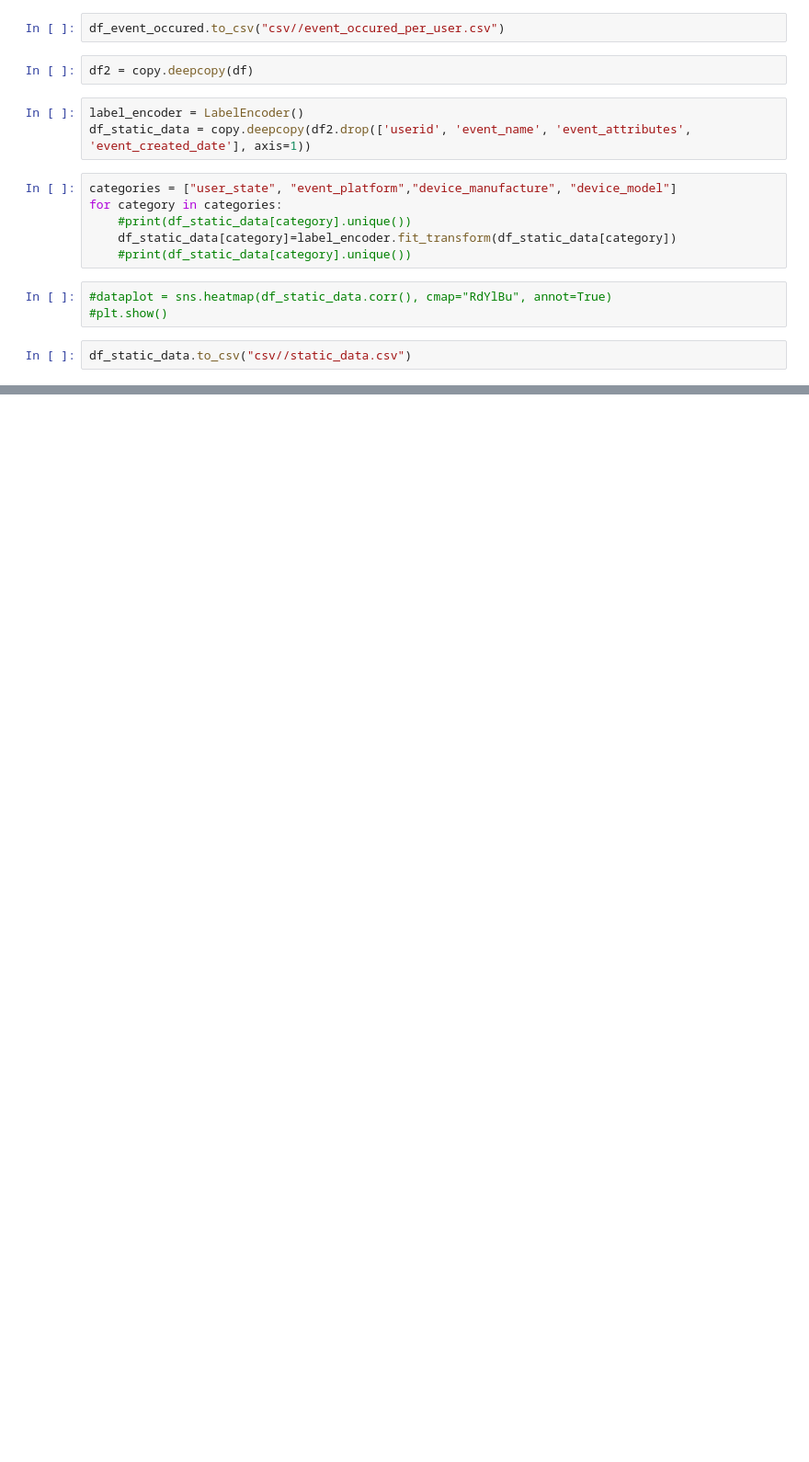
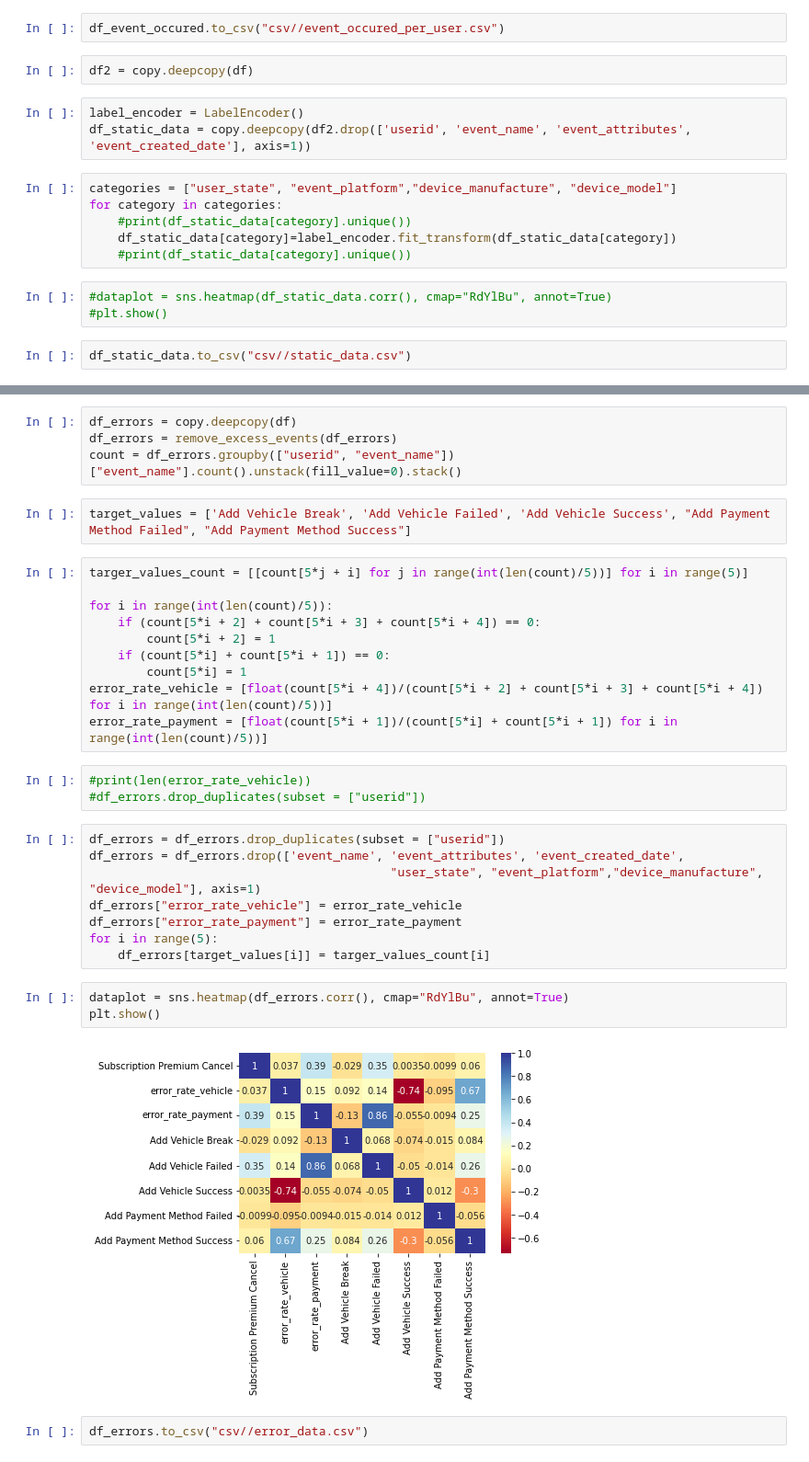
Before and after one commit to ZheZheDoshka/int20h_cryptomonks, a Jupyter notebook: preprocessing.ipynb, the cells around one changed output, grey strips where cells are left out. Shown at 92% size. Saved outputs shown, nothing was run; the diff lists cells and outputs as text; blank space fills up the shorter version.

```diff
--- a/preprocessing.ipynb
+++ b/preprocessing.ipynb
@@ -161,0 +281,34 @@ df_static_data.to_csv("csv//static_data.csv")
+# %%
+df_errors = copy.deepcopy(df)
+df_errors = remove_excess_events(df_errors)
+count = df_errors.groupby(["userid", "event_name"])["event_name"].count().unstack(fill_value=0).stack()
+# %%
+target_values = ['Add Vehicle Break', 'Add Vehicle Failed', 'Add Vehicle Success', "Add Payment Method Failed", "Add Payment Method Success"]
+# %%
+targer_values_count = [[count[5*j + i] for j in range(int(len(count)/5))] for i in range(5)]
+
+for i in range(int(len(count)/5)):
+    if (count[5*i + 2] + count[5*i + 3] + count[5*i + 4]) == 0:
+        count[5*i + 2] = 1
+    if (count[5*i] + count[5*i + 1]) == 0:
+        count[5*i] = 1
+error_rate_vehicle = [float(count[5*i + 4])/(count[5*i + 2] + count[5*i + 3] + count[5*i + 4]) for i in range(int(len(count)/5))]
+error_rate_payment = [float(count[5*i + 1])/(count[5*i] + count[5*i + 1]) for i in range(int(len(count)/5))]
+# %%
+#print(len(error_rate_vehicle))
+#df_errors.drop_duplicates(subset = ["userid"])
+# %%
+df_errors = df_errors.drop_duplicates(subset = ["userid"])
+df_errors = df_errors.drop(['event_name', 'event_attributes', 'event_created_date',
+                                          "user_state", "event_platform","device_manufacture", "device_model"], axis=1)
+df_errors["error_rate_vehicle"] = error_rate_vehicle
+df_errors["error_rate_payment"] = error_rate_payment
+for i in range(5):
+    df_errors[target_values[i]] = targer_values_count[i]
+# %%
+dataplot = sns.heatmap(df_errors.corr(), cmap="RdYlBu", annot=True)
+plt.show()
+# %% [output]
+[figure, added]
+# %%
+df_errors.to_csv("csv//error_data.csv")
```
Also changed, not shown: parts of 25 cells of this notebook, 9 other files.
